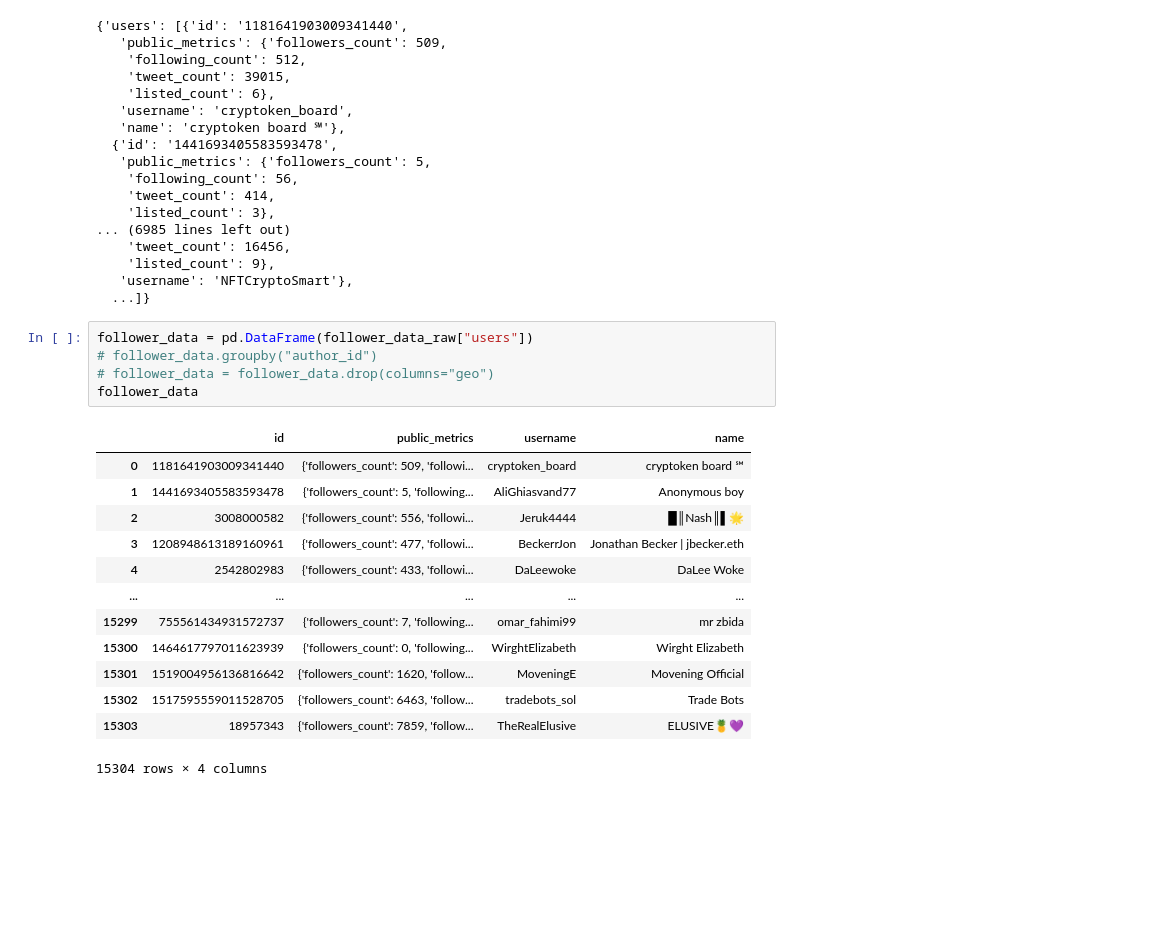
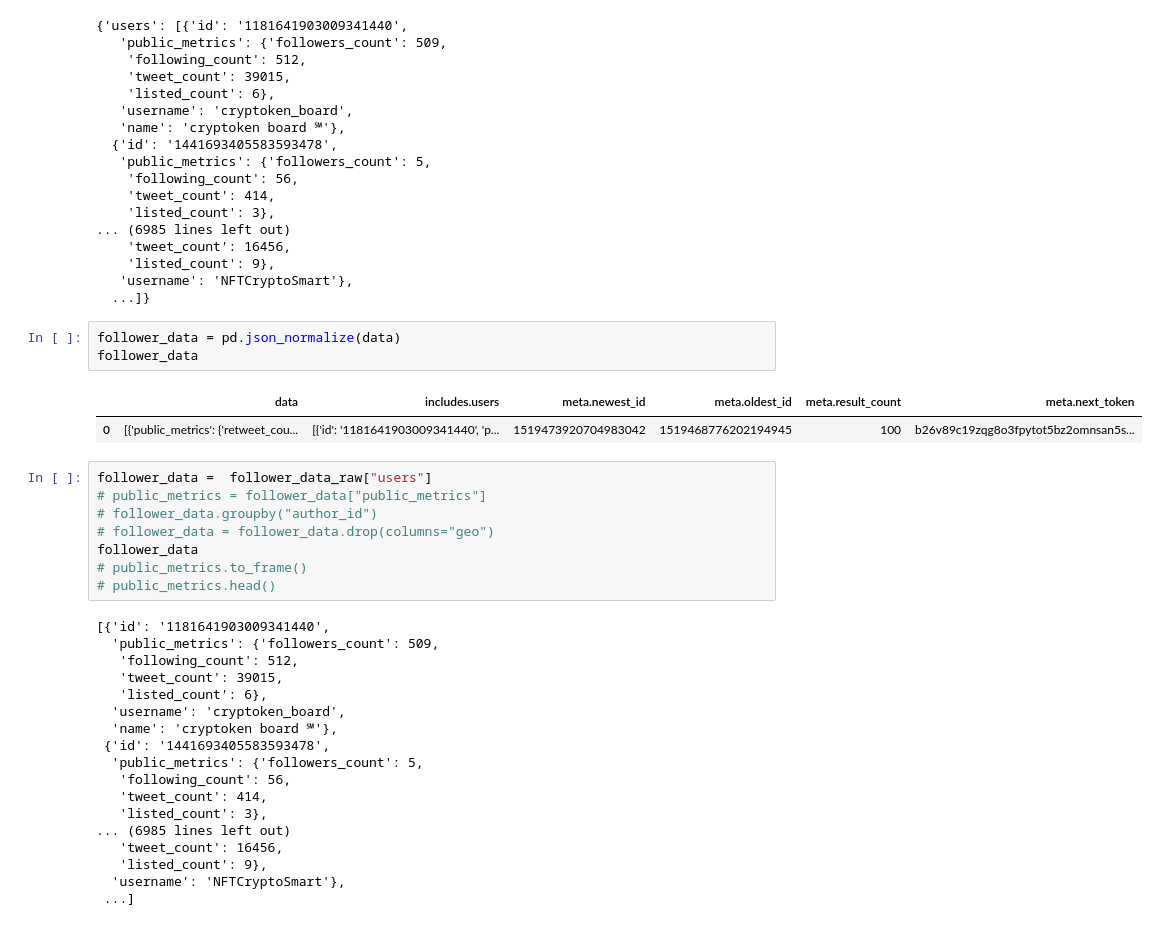
Before and after one commit to NicoleeC/BAD_CS294-196_FinalProject, a Jupyter notebook: Data_preprocessing.ipynb, the cells around one changed output. Cells and saved outputs as stored; diff of their text form; blank space fills up the shorter version.

```diff
--- a/Data_preprocessing.ipynb
+++ b/Data_preprocessing.ipynb
@@ -76,22 +69,35 @@ follower_data_raw
     'listed_count': 9},
    'username': 'NFTCryptoSmart'},
   ...]}
+# %%
+follower_data = pd.json_normalize(data)
+follower_data
+# %% [output]
+|  | data | includes.users | meta.newest_id | meta.oldest_id | meta.result_count | meta.next_token |
+| 0 | [{'public_metrics': {'retweet_cou... | [{'id': '1181641903009341440', 'p... | 1519473920704983042 | 1519468776202194945 | 100 | b26v89c19zqg8o3fpytot5bz2omnsan5s... |
 # %%
-follower_data = pd.DataFrame(follower_data_raw["users"])
+follower_data =  follower_data_raw["users"]
+# public_metrics = follower_data["public_metrics"]
 # follower_data.groupby("author_id")
 # follower_data = follower_data.drop(columns="geo")
 follower_data
+# public_metrics.to_frame()
+# public_metrics.head()
 # %% [output]
-|  | id | public_metrics | username | name |
-| 0 | 1181641903009341440 | {'followers_count': 509, 'followi... | cryptoken_board | cryptoken board ℠ |
-| 1 | 1441693405583593478 | {'followers_count': 5, 'following... | AliGhiasvand77 | Anonymous boy |
-| 2 | 3008000582 | {'followers_count': 556, 'followi... | Jeruk4444 | █║Nash║▌🌟 |
-| 3 | 1208948613189160961 | {'followers_count': 477, 'followi... | BeckerrJon | Jonathan Becker | jbecker.eth |
-| 4 | 2542802983 | {'followers_count': 433, 'followi... | DaLeewoke | DaLee Woke |
-| ... | ... | ... | ... | ... |
-| 15299 | 755561434931572737 | {'followers_count': 7, 'following... | omar_fahimi99 | mr zbida |
-| 15300 | 1464617797011623939 | {'followers_count': 0, 'following... | WirghtElizabeth | Wirght Elizabeth |
-| 15301 | 1519004956136816642 | {'followers_count': 1620, 'follow... | MoveningE | Movening Official |
-| 15302 | 1517595559011528705 | {'followers_count': 6463, 'follow... | tradebots_sol | Trade Bots |
-| 15303 | 18957343 | {'followers_count': 7859, 'follow... | TheRealElusive | ELUSIVE🍍💜 |
-15304 rows × 4 columns
+[{'id': '1181641903009341440',
+  'public_metrics': {'followers_count': 509,
+   'following_count': 512,
+   'tweet_count': 39015,
+   'listed_count': 6},
+  'username': 'cryptoken_board',
+  'name': 'cryptoken board ℠'},
+ {'id': '1441693405583593478',
+  'public_metrics': {'followers_count': 5,
+   'following_count': 56,
+   'tweet_count': 414,
+   'listed_count': 3},
+... (6985 lines left out)
+   'tweet_count': 16456,
+   'listed_count': 9},
+  'username': 'NFTCryptoSmart'},
+ ...]
```
Also changed, not shown: parts of 4 cells of this notebook.
